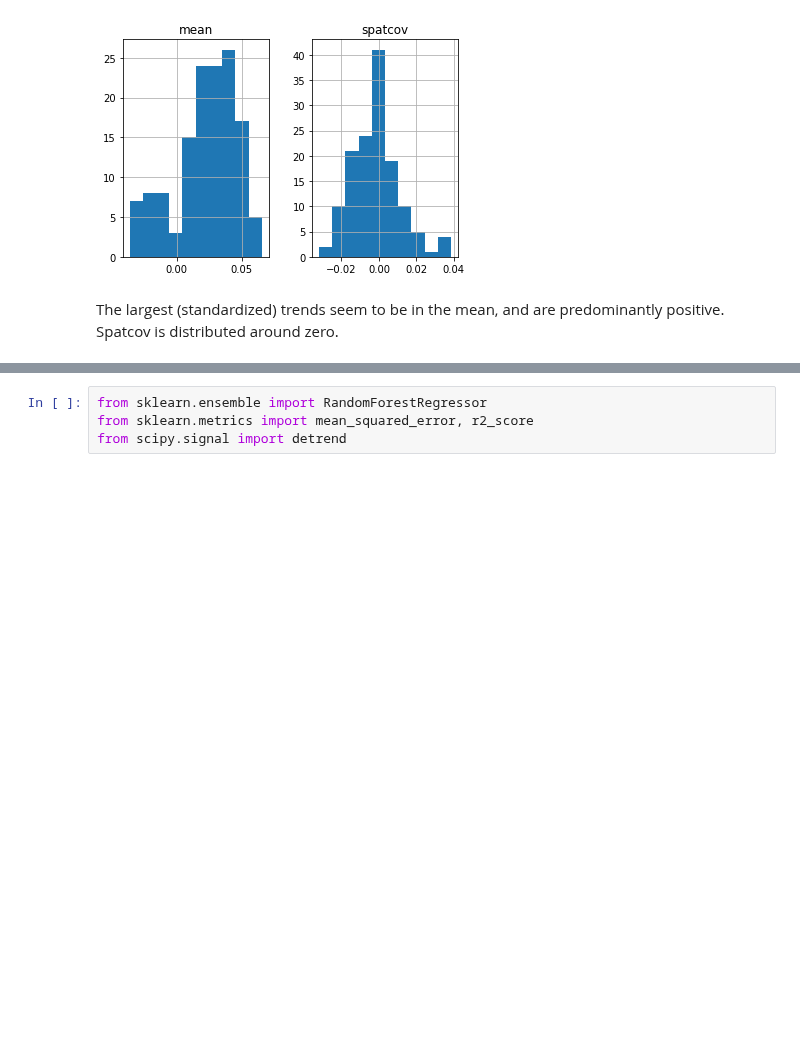
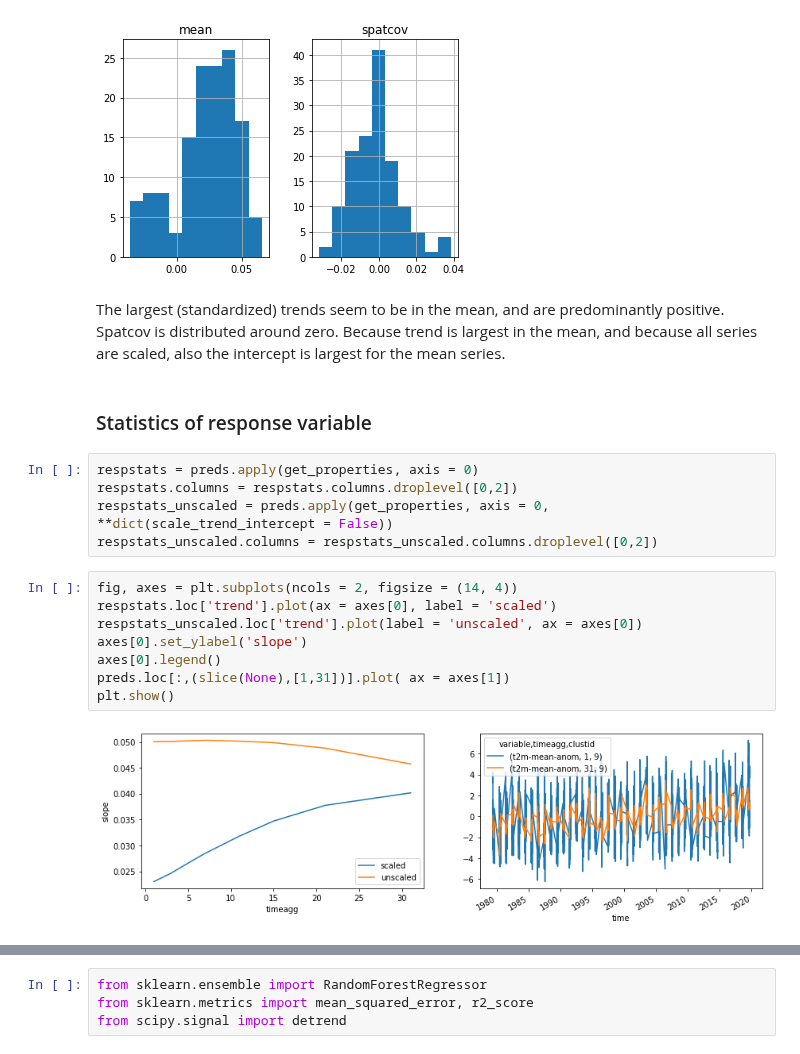
Before and after one commit to chiemvs/Weave, a Jupyter notebook: notebooks/after_hdbscan_dimred_push.ipynb, the cells around one changed output, grey strips where cells are left out. Cells and saved outputs as stored; diff of their text form; blank space fills up the shorter version.

```diff
--- a/notebooks/after_hdbscan_dimred_push.ipynb
+++ b/notebooks/after_hdbscan_dimred_push.ipynb
@@ -119,4 +124,21 @@ array([[<matplotlib.axes._subplots.AxesSubplot object at 0x...>,
       dtype=object)
 [figure]
 # %% [markdown]
-The largest (standardized) trends seem to be in the mean, and are predominantly positive. Spatcov is distributed around zero.
+The largest (standardized) trends seem to be in the mean, and are predominantly positive. Spatcov is distributed around zero. Because trend is largest in the mean, and because all series are scaled, also the intercept is largest for the mean series.
+# %% [markdown]
+### Statistics of response variable
+# %%
+respstats = preds.apply(get_properties, axis = 0)
+respstats.columns = respstats.columns.droplevel([0,2])
+respstats_unscaled = preds.apply(get_properties, axis = 0, **dict(scale_trend_intercept = False))
+respstats_unscaled.columns = respstats_unscaled.columns.droplevel([0,2])
+# %%
+fig, axes = plt.subplots(ncols = 2, figsize = (14, 4))
+respstats.loc['trend'].plot(ax = axes[0], label = 'scaled')
+respstats_unscaled.loc['trend'].plot(label = 'unscaled', ax = axes[0])
+axes[0].set_ylabel('slope')
+axes[0].legend()
+preds.loc[:,(slice(None),[1,31])].plot( ax = axes[1])
+plt.show()
+# %% [output]
+[figure, added]
```
Also changed, not shown: parts of 28 cells of this notebook.
